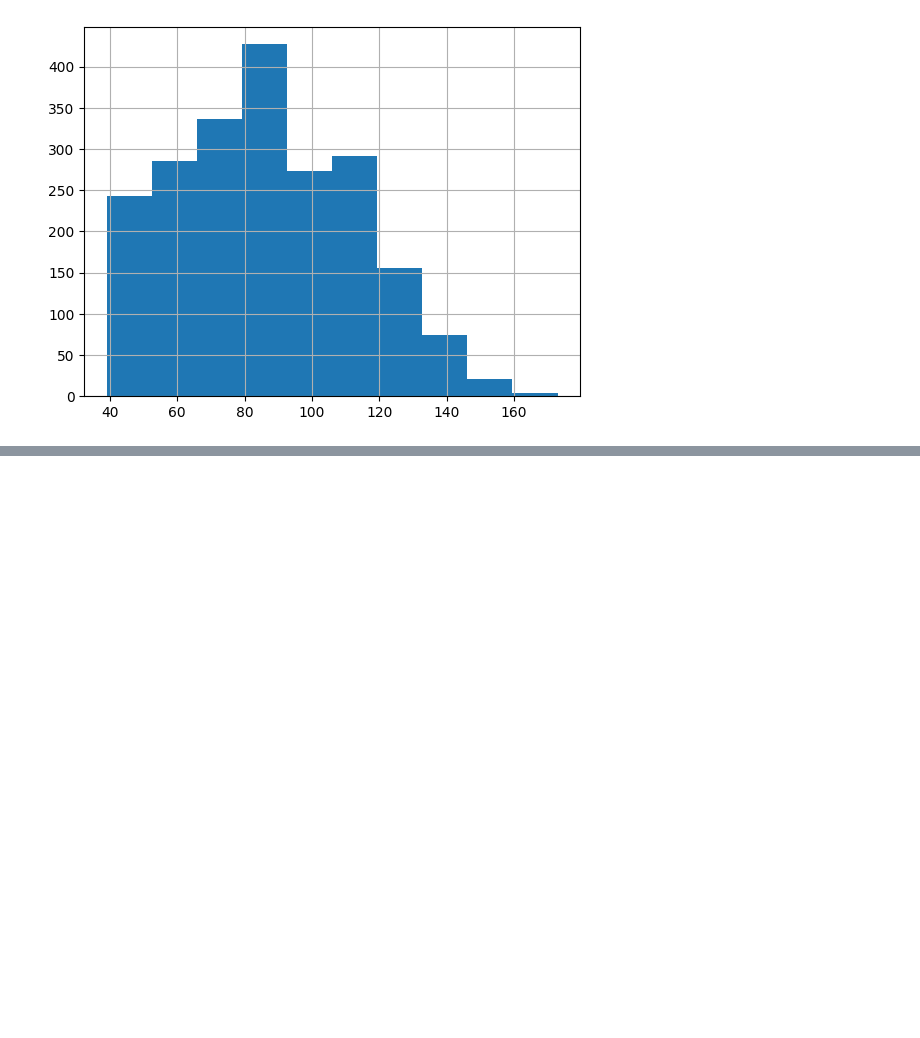
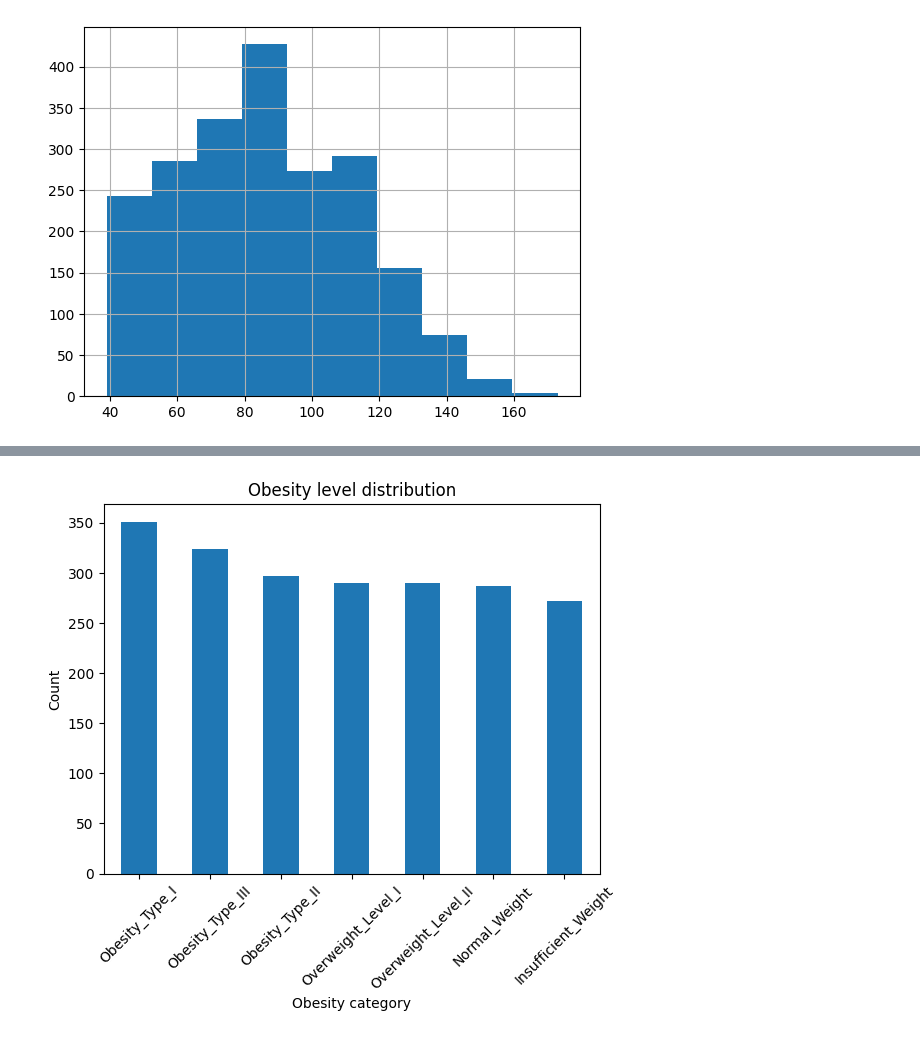
Before and after one commit to zerinaibrulj/machine-learning, a Jupyter notebook: ML/Tasks/T2.ipynb, the cells around one changed output, grey strips where cells are left out. Cells and saved outputs as stored; diff of their text form; code cells hidden in the pictures; blank space fills up the shorter version.

```diff
--- a/ML/Tasks/T2.ipynb
+++ b/ML/Tasks/T2.ipynb
@@ -138,0 +161,9 @@ plt.show()
+# %%
+df['NObeyesdad'].value_counts().plot(kind='bar')
+plt.title("Obesity level distribution")
+plt.xlabel("Obesity category")
+plt.ylabel("Count")
+plt.xticks(rotation=45)
+plt.show()
+# %% [output]
+[figure, added]
```
Also changed, not shown: parts of 4 cells of this notebook.
